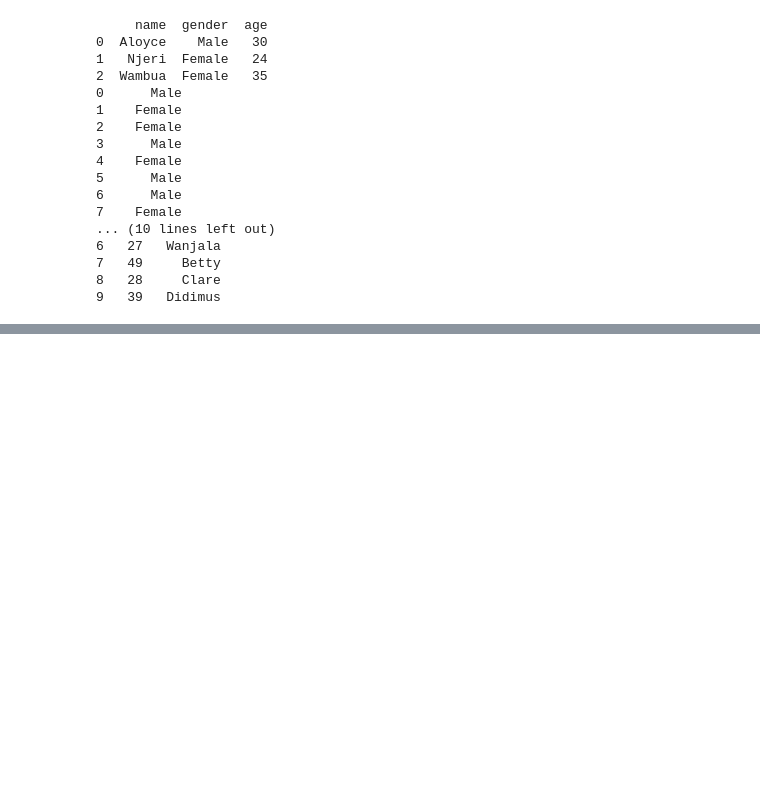
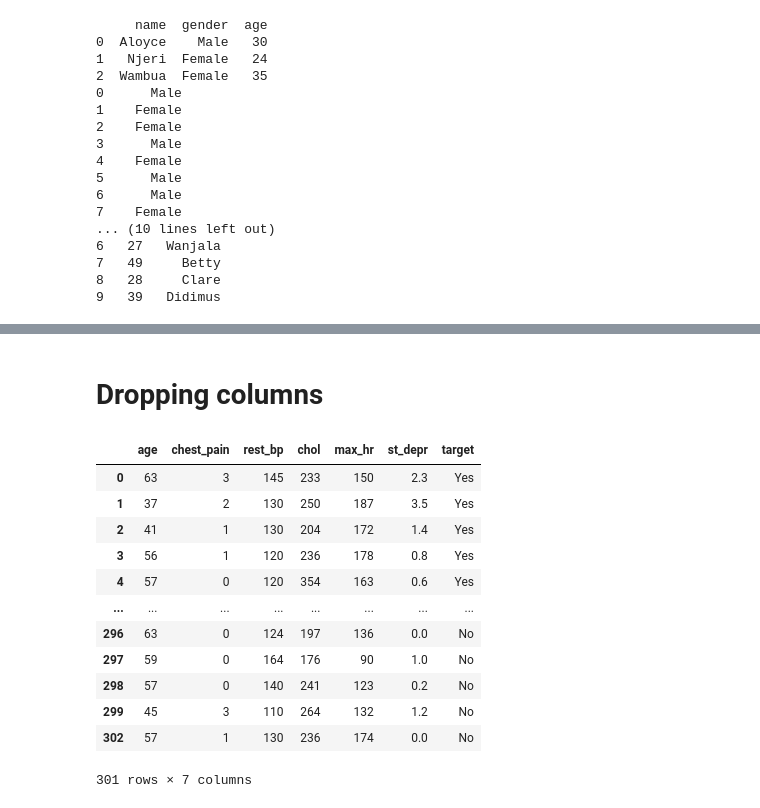
Before and after one commit to Collins331/Precision-Medicine, a Jupyter notebook: Programming Basics/Pandas/pandas_basics.ipynb, the cells around one changed output, grey strips where cells are left out. Saved outputs shown, nothing was run; the diff lists cells and outputs as text; code cells hidden in the pictures; blank space fills up the shorter version.

```diff
--- a/Programming Basics/Pandas/pandas_basics.ipynb
+++ b/Programming Basics/Pandas/pandas_basics.ipynb
@@ -237,0 +308,19 @@ print(df[['age', 'name']])
+# %% [markdown]
+# Dropping columns
+# %%
+df.drop("sex", axis=1) # axis = 1 -> represents columns while axis=0 -> rows
+# returns a copy of the dataframe without modifying the main one.
+# %% [output]
+|  | age | chest_pain | rest_bp | chol | max_hr | st_depr | target |
+| 0 | 63 | 3 | 145 | 233 | 150 | 2.3 | Yes |
+| 1 | 37 | 2 | 130 | 250 | 187 | 3.5 | Yes |
+| 2 | 41 | 1 | 130 | 204 | 172 | 1.4 | Yes |
+| 3 | 56 | 1 | 120 | 236 | 178 | 0.8 | Yes |
+| 4 | 57 | 0 | 120 | 354 | 163 | 0.6 | Yes |
+| ... | ... | ... | ... | ... | ... | ... | ... |
+| 296 | 63 | 0 | 124 | 197 | 136 | 0.0 | No |
+| 297 | 59 | 0 | 164 | 176 | 90 | 1.0 | No |
+| 298 | 57 | 0 | 140 | 241 | 123 | 0.2 | No |
+| 299 | 45 | 3 | 110 | 264 | 132 | 1.2 | No |
+| 302 | 57 | 1 | 130 | 236 | 174 | 0.0 | No |
+301 rows × 7 columns
```
Also changed, not shown: parts of 8 cells of this notebook, 1 other file.
